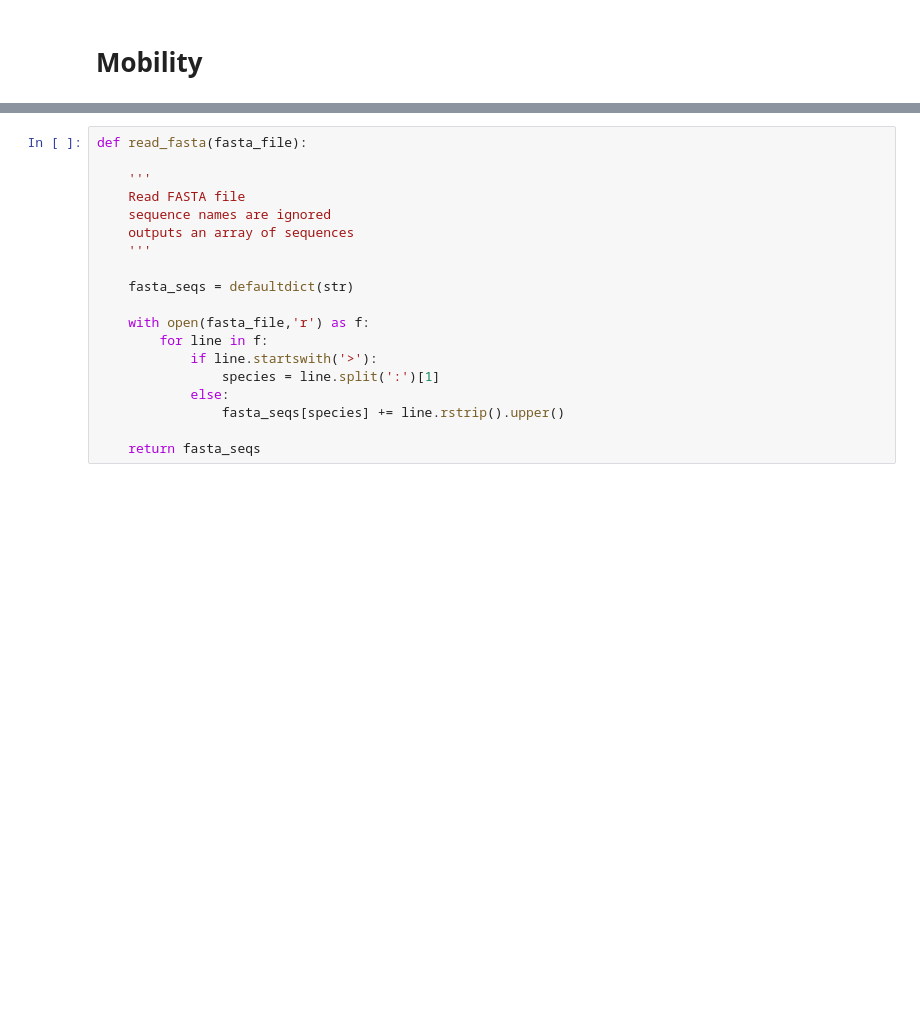
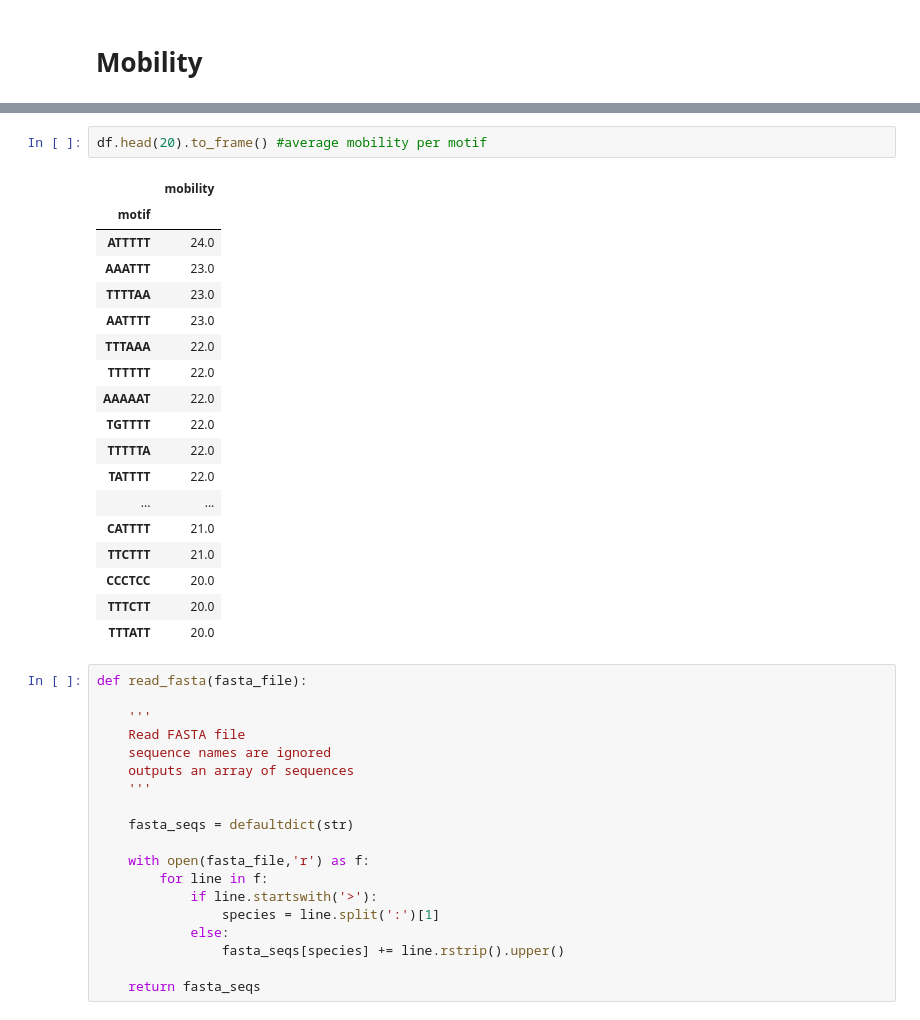
Before and after one commit to sergeyvilov/MLM, a Jupyter notebook: mammals_model/conservation/plots.ipynb, the cells around one changed output, grey strips where cells are left out. Cells and saved outputs as stored; diff of their text form; blank space fills up the shorter version.

```diff
--- a/mammals_model/conservation/plots.ipynb
+++ b/mammals_model/conservation/plots.ipynb
@@ -168,3 +189,24 @@ motif_preds[motif_preds.motif_counts_ref==1].sort_values(by='mobility',ascending
+# %%
+df.head(20).to_frame() #average mobility per motif
+# %% [output]
+|  | mobility |
+| motif |  |
+| ATTTTT | 24.0 |
+| AAATTT | 23.0 |
+| TTTTAA | 23.0 |
+| AATTTT | 23.0 |
+| TTTAAA | 22.0 |
+| TTTTTT | 22.0 |
+| AAAAAT | 22.0 |
+| TGTTTT | 22.0 |
+| TTTTTA | 22.0 |
+| TATTTT | 22.0 |
+| ... | ... |
+| CATTTT | 21.0 |
+| TTCTTT | 21.0 |
+| CCCTCC | 20.0 |
+| TTTCTT | 20.0 |
+| TTTATT | 20.0 |
 # %%
 def read_fasta(fasta_file):
 
```
Also changed, not shown: parts of 10 cells of this notebook, 1 other file.
